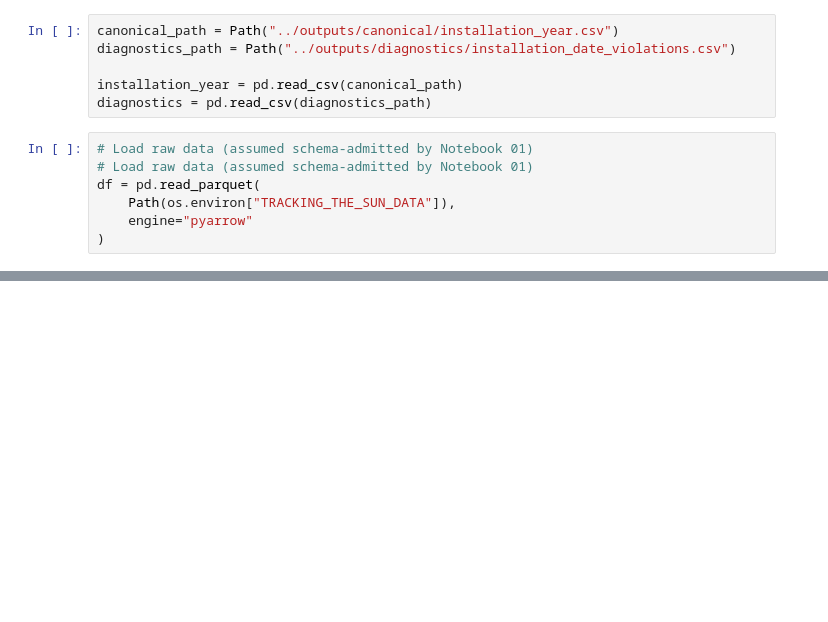
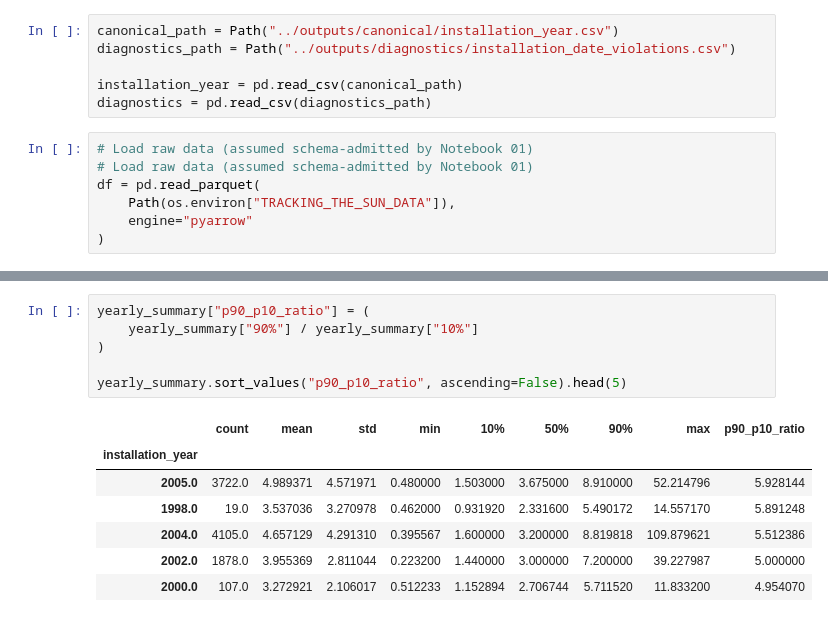
Before and after one commit to AsmaaELBorki/02_tts_baselines, a Jupyter notebook: notebooks/02_size_distributions_and_baselines.ipynb, the cells around one changed output, grey strips where cells are left out. Cells and saved outputs as stored; diff of their text form; blank space fills up the shorter version.

```diff
--- a/notebooks/02_size_distributions_and_baselines.ipynb
+++ b/notebooks/02_size_distributions_and_baselines.ipynb
@@ -108 +127,15 @@ yearly_summary.head()
+# %%
+yearly_summary["p90_p10_ratio"] = (
+    yearly_summary["90%"] / yearly_summary["10%"]
+)
+
+yearly_summary.sort_values("p90_p10_ratio", ascending=False).head(5)
+# %% [output]
+|  | count | mean | std | min | 10% | 50% | 90% | max | p90_p10_ratio |
+| installation_year |  |  |  |  |  |  |  |  |  |
+| 2005.0 | 3722.0 | 4.989371 | 4.571971 | 0.480000 | 1.503000 | 3.675000 | 8.910000 | 52.214796 | 5.928144 |
+| 1998.0 | 19.0 | 3.537036 | 3.270978 | 0.462000 | 0.931920 | 2.331600 | 5.490172 | 14.557170 | 5.891248 |
+| 2004.0 | 4105.0 | 4.657129 | 4.291310 | 0.395567 | 1.600000 | 3.200000 | 8.819818 | 109.879621 | 5.512386 |
+| 2002.0 | 1878.0 | 3.955369 | 2.811044 | 0.223200 | 1.440000 | 3.000000 | 7.200000 | 39.227987 | 5.000000 |
+| 2000.0 | 107.0 | 3.272921 | 2.106017 | 0.512233 | 1.152894 | 2.706744 | 5.711520 | 11.833200 | 4.954070 |
 # %%
```
Also changed, not shown: parts of 18 cells of this notebook, 1 other file.
